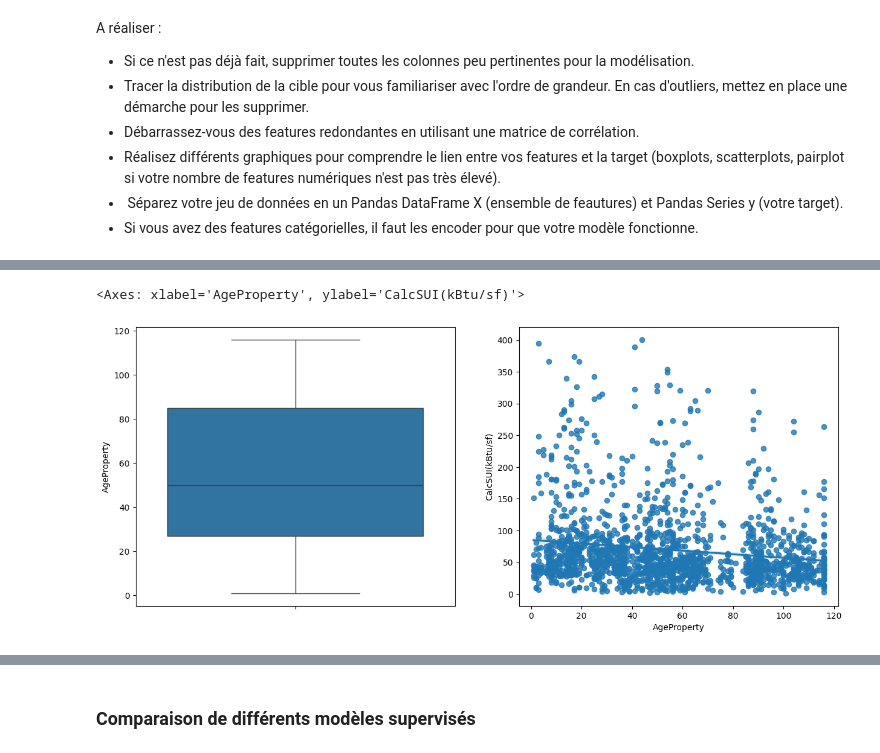
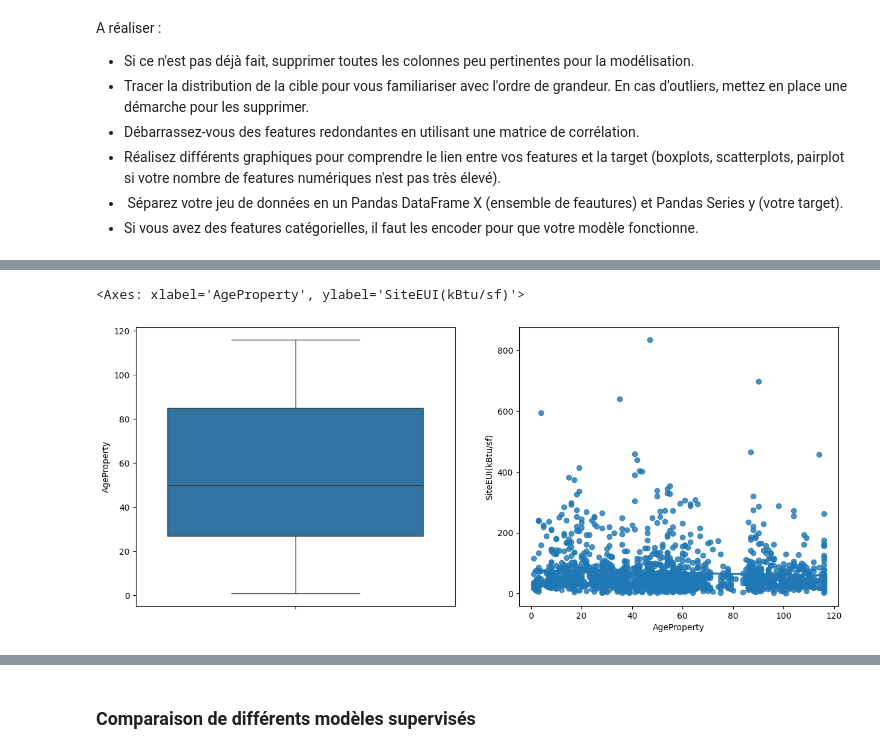
Before and after one commit to day811/OCDE-P6, a Jupyter notebook: template_modelistation_supervisee.ipynb, the cells around one changed output, grey strips where cells are left out. Drawn from its saved outputs; the diff is of its cells as text; code cells hidden in the pictures.

```diff
--- a/template_modelistation_supervisee.ipynb
+++ b/template_modelistation_supervisee.ipynb
@@ -236,2 +484,6 @@ memory usage: 352.8+ KB
 # %% [markdown]
 # Modélisation
+# %%
+bc_minimal = bc_only_non_residential[['3LargestGFA', 'PrimaryPropertyType', 'ListOfAllPropertyUseTypes', 'CorrectUseType', 'YearBuilt', 'NumberofFloors', 'NumberofBuildings','Latitude', 'Longitude', 'Neighborhood',
+                                     'SiteEnergyUse(kBtu)', 'Electricity(kBtu)', 'NaturalGas(kBtu)', 'SteamUse(kBtu)']].copy()
+bc_minimal
@@ -274,0 +541,4 @@ A réaliser :
+# %%
+bc_minimal['use_gas'] = (bc_minimal['NaturalGas(kBtu)'].notna()) & (bc_minimal['NaturalGas(kBtu)'] != 0)
+bc_minimal['use_steam'] = (bc_minimal['SteamUse(kBtu)'].notna()) & (bc_minimal['SteamUse(kBtu)'] != 0)
+bc_minimal['use_electricity'] = (bc_minimal['Electricity(kBtu)'].notna()) & (bc_minimal['Electricity(kBtu)'] != 0)
@@ -274,0 +547,5 @@ A réaliser :
+# %%
+
+bc_minimal['AgeProperty']= 2016 - bc_minimal['YearBuilt']
+print(bc_minimal['AgeProperty'].describe())
+sns.boxplot(bc_minimal['AgeProperty'])
@@ -274,0 +566,6 @@ A réaliser :
+# %%
+seattle_position = (47.6085965,-122.5049456)
+bc_minimal['CityDistance'] = np.sqrt(
+    (bc_minimal['Latitude'] - seattle_position[0])**2 +
+    (bc_minimal['Longitude'] - seattle_position[1])**2)
+bc_minimal['CityDistance'].describe()
@@ -275,10 +582,8 @@ A réaliser :
 # %%
-df_clean = bc_df3.copy()
-df_clean['AgeProperty']= 2016 - df_clean['YearBuilt']
-
+bc_minimal['SiteEUI(kBtu/sf)']= bc_minimal['SiteEnergyUse(kBtu)']/bc_minimal['3LargestGFA']
 fig,ax = plt.subplots(1,2,figsize=(15,6))
-sns.boxplot(df_clean['AgeProperty'],ax=ax[0])
-sns.regplot(x=df_clean['AgeProperty'], y=df_clean['CalcSUI(kBtu/sf)'],ax=ax[1])
+sns.boxplot(bc_minimal['AgeProperty'],ax=ax[0])
+sns.regplot(x=bc_minimal['AgeProperty'], y=bc_minimal['SiteEUI(kBtu/sf)'],ax=ax[1])
 # %% [output]
-<Axes: xlabel='AgeProperty', ylabel='CalcSUI(kBtu/sf)'>
+<Axes: xlabel='AgeProperty', ylabel='SiteEUI(kBtu/sf)'>
-[figure, old version]
+[figure, new version]
```
Also changed, not shown: parts of 101 cells of this notebook, 2 other files.
